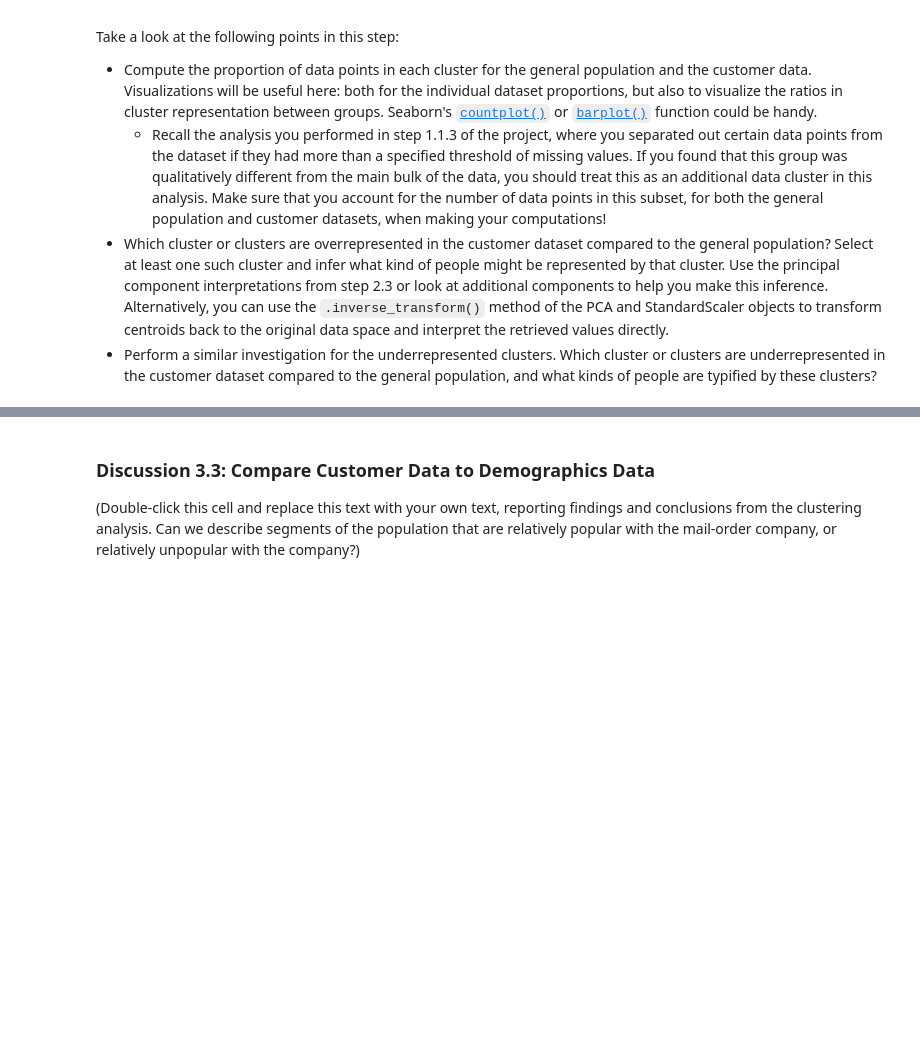
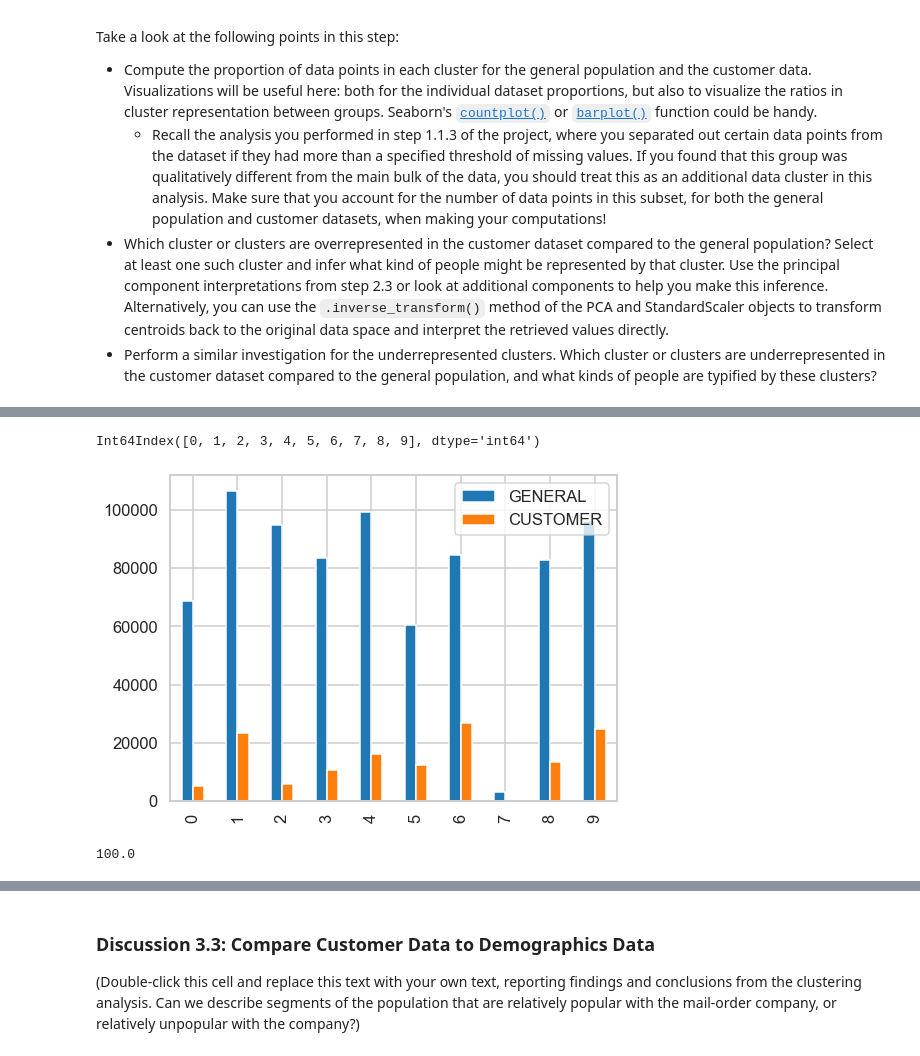
Before and after one commit to tom-itl/Machine_Learning, a Jupyter notebook: Identify_Customer_Segments.ipynb, the cells around one changed output, grey strips where cells are left out. Cells and saved outputs as stored; diff of their text form; code cells hidden in the pictures; blank space fills up the shorter version.

```diff
--- a/Identify_Customer_Segments.ipynb
+++ b/Identify_Customer_Segments.ipynb
@@ -1297,0 +1405,5 @@ customers =
+# %%
+gen_labels = model.predict(azdias_low_nan)
+labels = model.predict(customers)
+
+customers.head()
@@ -1311,3 +1446,8 @@ Take a look at the following points in this step:
 # %%
 # Compare the proportion of data in each cluster for the customer data to the
 # proportion of data in each cluster for the general population.
+gen_labels = pd.Series(gen_labels)
+gen_labels.value_counts().sort_index()
+
+labels = pd.Series(labels)
+gen_labels.value_counts().sort_index(), labels.value_counts().sort_index()
@@ -1313,0 +1472,4 @@ Take a look at the following points in this step:
+# %%
+# Create a dataframe so we can plot side by side bar chart
+label_df = pd.concat([gen_labels.value_counts().sort_index(), labels.value_counts().sort_index()], axis=1)
+label_df
@@ -1313,0 +1488,3 @@ Take a look at the following points in this step:
+# %%
+label_df.rename(columns={0:"GENERAL", 1:"CUSTOMER"}, inplace=True)
+label_df
@@ -1313,0 +1503,12 @@ Take a look at the following points in this step:
+# %%
+label_df.index
+# %% [output]
+Int64Index([0, 1, 2, 3, 4, 5, 6, 7, 8, 9], dtype='int64')
+# %%
+label_df.plot(y=["GENERAL", "CUSTOMER"], kind="bar");
+# %% [output]
+[figure, added]
+# %%
+(label_df.CUSTOMER / label_df.CUSTOMER.sum() * 100).sum()
+# %% [output]
+100.0
```
Also changed, not shown: parts of 39 cells of this notebook.
